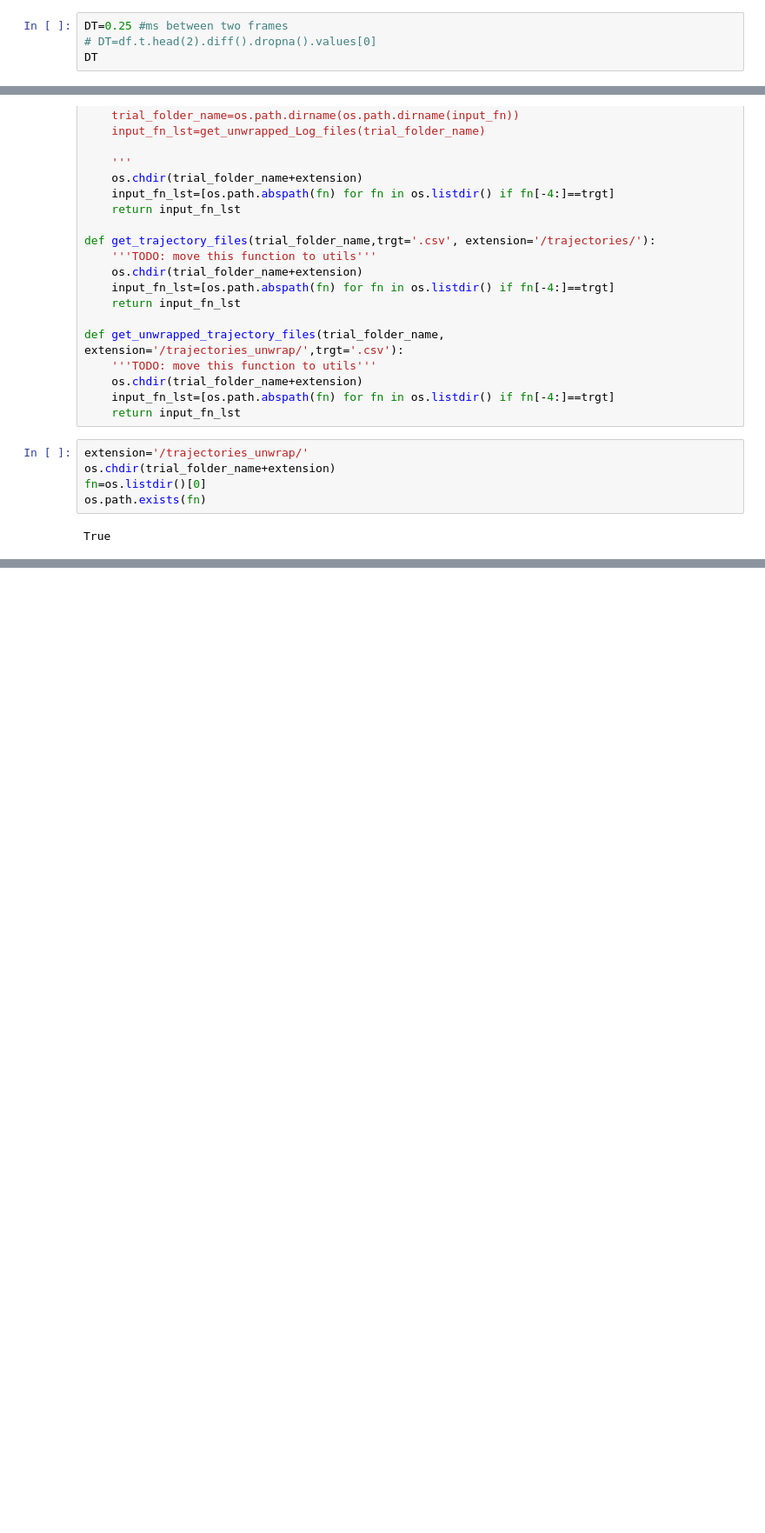
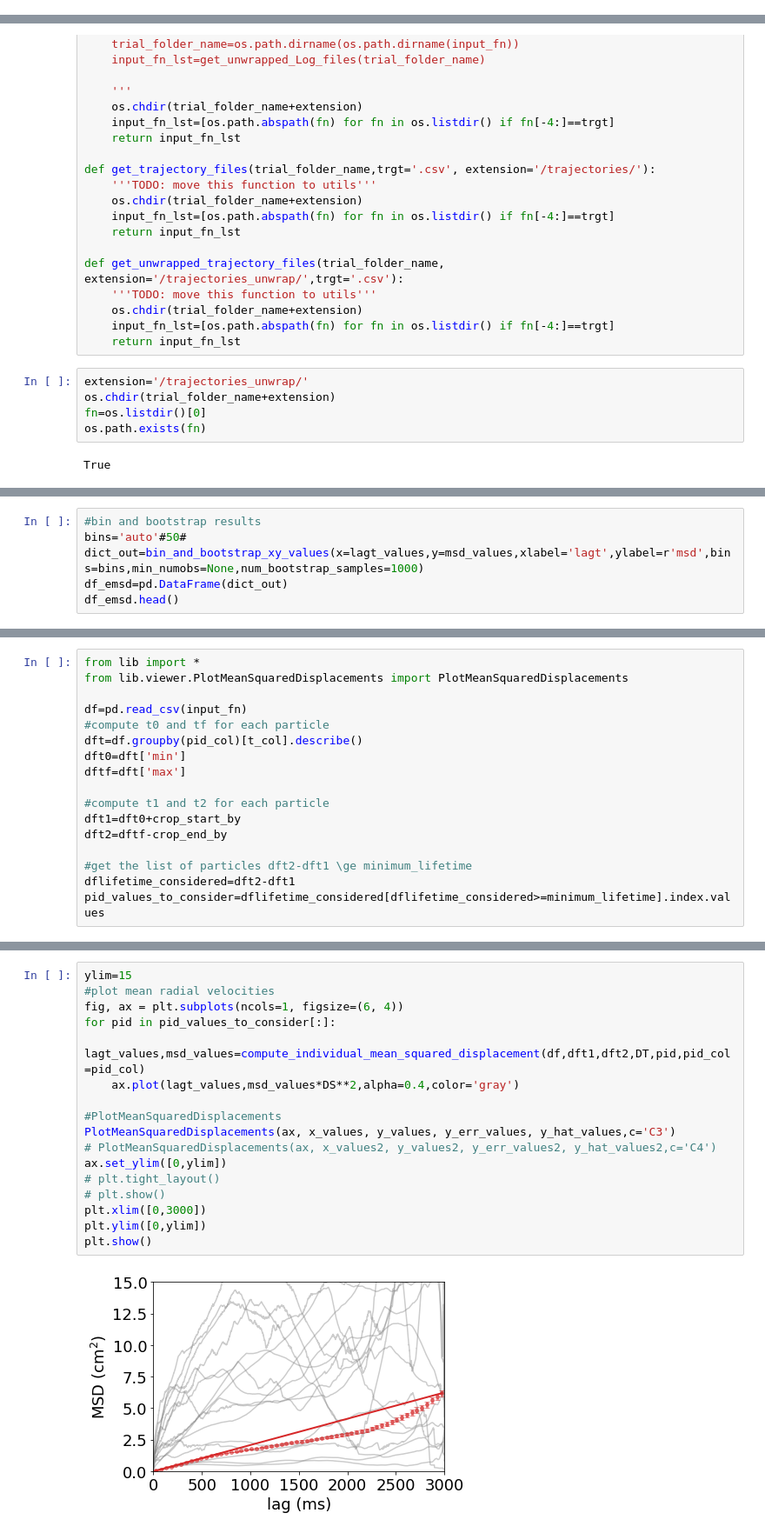
Before and after one commit to timtyree/care, a Jupyter notebook: notebooks/dev msd.ipynb, the cells around one changed output, grey strips where cells are left out. Shown: that part at 87% size. Saved outputs shown, nothing was run; the diff lists cells and outputs as text; blank space fills up the shorter version.

```diff
--- a/notebooks/dev msd.ipynb
+++ b/notebooks/dev msd.ipynb
@@ -1041,4 +1044,0 @@ File: /Users/timothytyree/Documents/GitHub/bgmc/python/data/local_results/euic_F
-# %%
-DT=0.25 #ms between two frames
-# DT=df.t.head(2).diff().dropna().values[0]
-DT
@@ -1342,0 +1423,6 @@ beep(3)
+# %%
+#bin and bootstrap results
+bins='auto'#50#
+dict_out=bin_and_bootstrap_xy_values(x=lagt_values,y=msd_values,xlabel='lagt',ylabel=r'msd',bins=bins,min_numobs=None,num_bootstrap_samples=1000)
+df_emsd=pd.DataFrame(dict_out)
+df_emsd.head()
@@ -1342,0 +1482,17 @@ beep(3)
+# %%
+from lib import *
+from lib.viewer.PlotMeanSquaredDisplacements import PlotMeanSquaredDisplacements
+
+df=pd.read_csv(input_fn)
+#compute t0 and tf for each particle
+dft=df.groupby(pid_col)[t_col].describe()
+dft0=dft['min']
+dftf=dft['max']
+
+#compute t1 and t2 for each particle
+dft1=dft0+crop_start_by
+dft2=dftf-crop_end_by
+
+#get the list of particles dft2-dft1 \ge minimum_lifetime
+dflifetime_considered=dft2-dft1
+pid_values_to_consider=dflifetime_considered[dflifetime_considered>=minimum_lifetime].index.values
@@ -1342,0 +1511,19 @@ beep(3)
+# %%
+ylim=15
+#plot mean radial velocities
+fig, ax = plt.subplots(ncols=1, figsize=(6, 4))
+for pid in pid_values_to_consider[:]:
+    lagt_values,msd_values=compute_individual_mean_squared_displacement(df,dft1,dft2,DT,pid,pid_col=pid_col)
+    ax.plot(lagt_values,msd_values*DS**2,alpha=0.4,color='gray')
+
+#PlotMeanSquaredDisplacements
+PlotMeanSquaredDisplacements(ax, x_values, y_values, y_err_values, y_hat_values,c='C3')
+# PlotMeanSquaredDisplacements(ax, x_values2, y_values2, y_err_values2, y_hat_values2,c='C4')
+ax.set_ylim([0,ylim])
+# plt.tight_layout()
+# plt.show()
+plt.xlim([0,3000])
+plt.ylim([0,ylim])
+plt.show()
+# %% [output]
+[figure, added]
```
Also changed, not shown: parts of 40 cells of this notebook, 9 other files.
